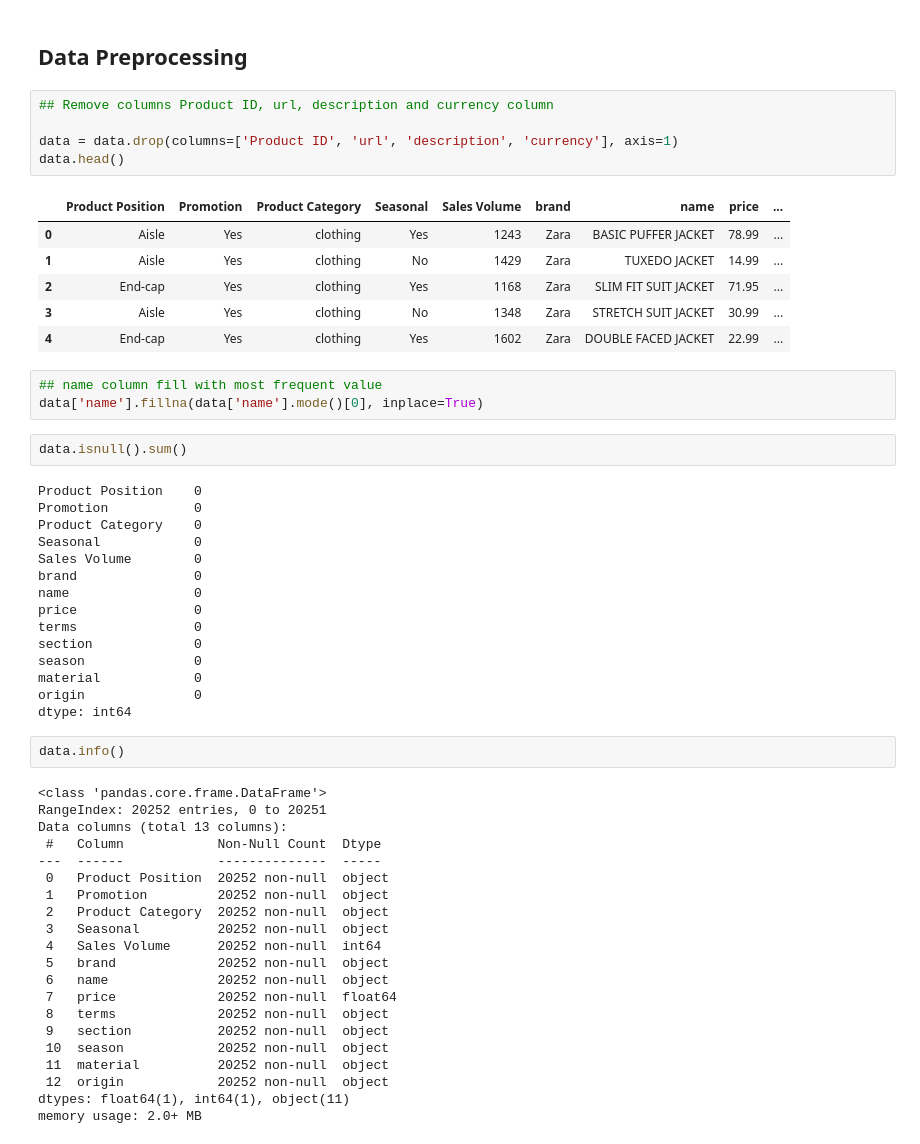
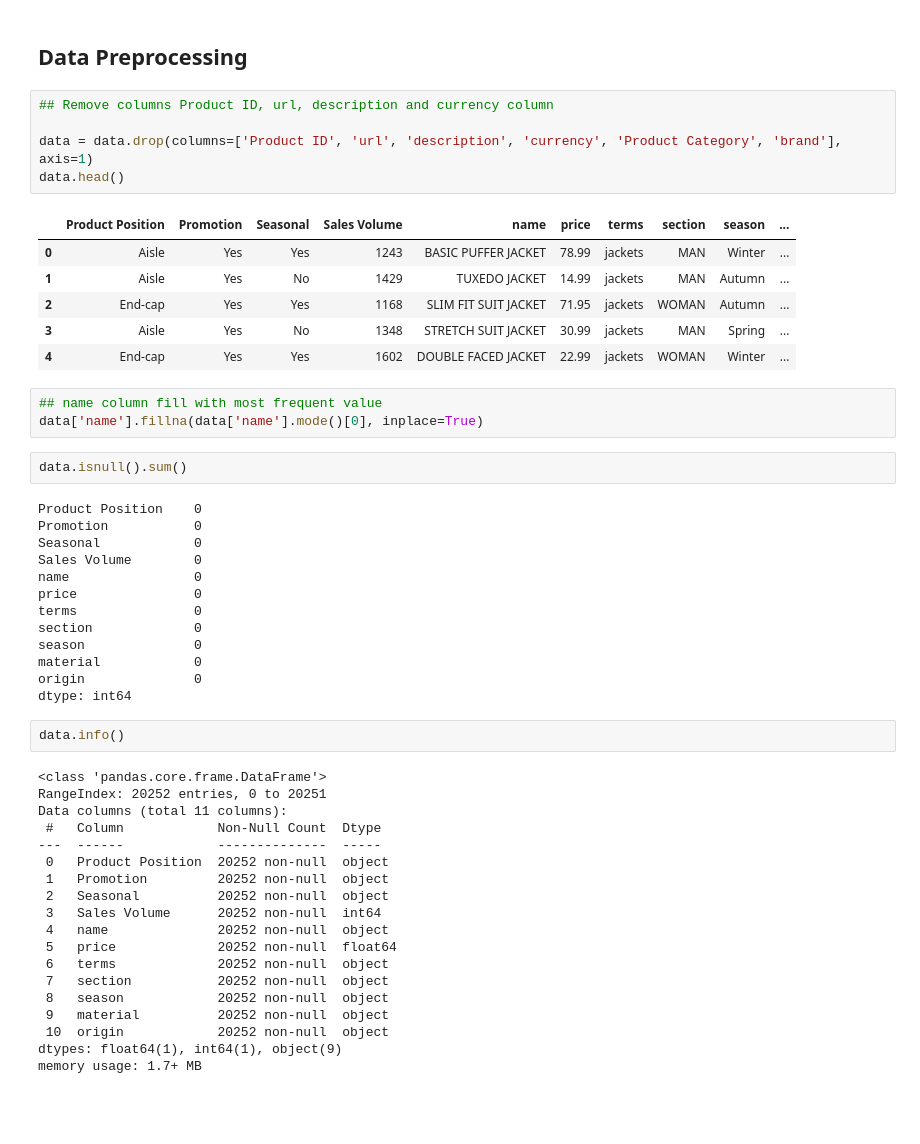
Before and after one commit to sumeet-016/Business-Sales-Data-Analysis-and-Prediction, a Jupyter notebook: DataAnalysis.ipynb, the cells around one changed output. Saved outputs shown, nothing was run; the diff lists cells and outputs as text; blank space fills up the shorter version.

Commit message:
Data Cleaning and visualization

```diff
--- a/DataAnalysis.ipynb
+++ b/DataAnalysis.ipynb
@@ -115,15 +115,15 @@ dtype: int64
 # %%
 ## Remove columns Product ID, url, description and currency column
 
-data = data.drop(columns=['Product ID', 'url', 'description', 'currency'], axis=1)
+data = data.drop(columns=['Product ID', 'url', 'description', 'currency', 'Product Category', 'brand'], axis=1)
 data.head()
 # %% [output]
-|  | Product Position | Promotion | Product Category | Seasonal | Sales Volume | brand | name | price | ... |
-| 0 | Aisle | Yes | clothing | Yes | 1243 | Zara | BASIC PUFFER JACKET | 78.99 | ... |
-| 1 | Aisle | Yes | clothing | No | 1429 | Zara | TUXEDO JACKET | 14.99 | ... |
-| 2 | End-cap | Yes | clothing | Yes | 1168 | Zara | SLIM FIT SUIT JACKET | 71.95 | ... |
-| 3 | Aisle | Yes | clothing | No | 1348 | Zara | STRETCH SUIT JACKET | 30.99 | ... |
-| 4 | End-cap | Yes | clothing | Yes | 1602 | Zara | DOUBLE FACED JACKET | 22.99 | ... |
+|  | Product Position | Promotion | Seasonal | Sales Volume | name | price | terms | section | season | ... |
+| 0 | Aisle | Yes | Yes | 1243 | BASIC PUFFER JACKET | 78.99 | jackets | MAN | Winter | ... |
+| 1 | Aisle | Yes | No | 1429 | TUXEDO JACKET | 14.99 | jackets | MAN | Autumn | ... |
+| 2 | End-cap | Yes | Yes | 1168 | SLIM FIT SUIT JACKET | 71.95 | jackets | WOMAN | Autumn | ... |
+| 3 | Aisle | Yes | No | 1348 | STRETCH SUIT JACKET | 30.99 | jackets | MAN | Spring | ... |
+| 4 | End-cap | Yes | Yes | 1602 | DOUBLE FACED JACKET | 22.99 | jackets | WOMAN | Winter | ... |
 # %%
 ## name column fill with most frequent value
 data['name'].fillna(data['name'].mode()[0], inplace=True)
@@ -132,10 +132,8 @@ data.isnull().sum()
 # %% [output]
 Product Position    0
 Promotion           0
-Product Category    0
 Seasonal            0
 Sales Volume        0
-brand               0
 name                0
 price               0
 terms               0
@@ -149,24 +147,22 @@ data.info()
 # %% [output]
 <class 'pandas.core.frame.DataFrame'>
 RangeIndex: 20252 entries, 0 to 20251
-Data columns (total 13 columns):
+Data columns (total 11 columns):
  #   Column            Non-Null Count  Dtype
 ---  ------            --------------  -----
  0   Product Position  20252 non-null  object
  1   Promotion         20252 non-null  object
- 2   Product Category  20252 non-null  object
- 3   Seasonal          20252 non-null  object
- 4   Sales Volume      20252 non-null  int64
- 5   brand             20252 non-null  object
- 6   name              20252 non-null  object
- 7   price             20252 non-null  float64
- 8   terms             20252 non-null  object
- 9   section           20252 non-null  object
- 10  season            20252 non-null  object
- 11  material          20252 non-null  object
- 12  origin            20252 non-null  object
-dtypes: float64(1), int64(1), object(11)
-memory usage: 2.0+ MB
+ 2   Seasonal          20252 non-null  object
+ 3   Sales Volume      20252 non-null  int64
+ 4   name              20252 non-null  object
+ 5   price             20252 non-null  float64
+ 6   terms             20252 non-null  object
+ 7   section           20252 non-null  object
+ 8   season            20252 non-null  object
+ 9   material          20252 non-null  object
+ 10  origin            20252 non-null  object
+dtypes: float64(1), int64(1), object(9)
+memory usage: 1.7+ MB
 # %%
 ## Replace MAN to male and WOMAN to female
 data['section'] = data['section'].replace({
```
Also changed, not shown: parts of 9 cells of this notebook.
